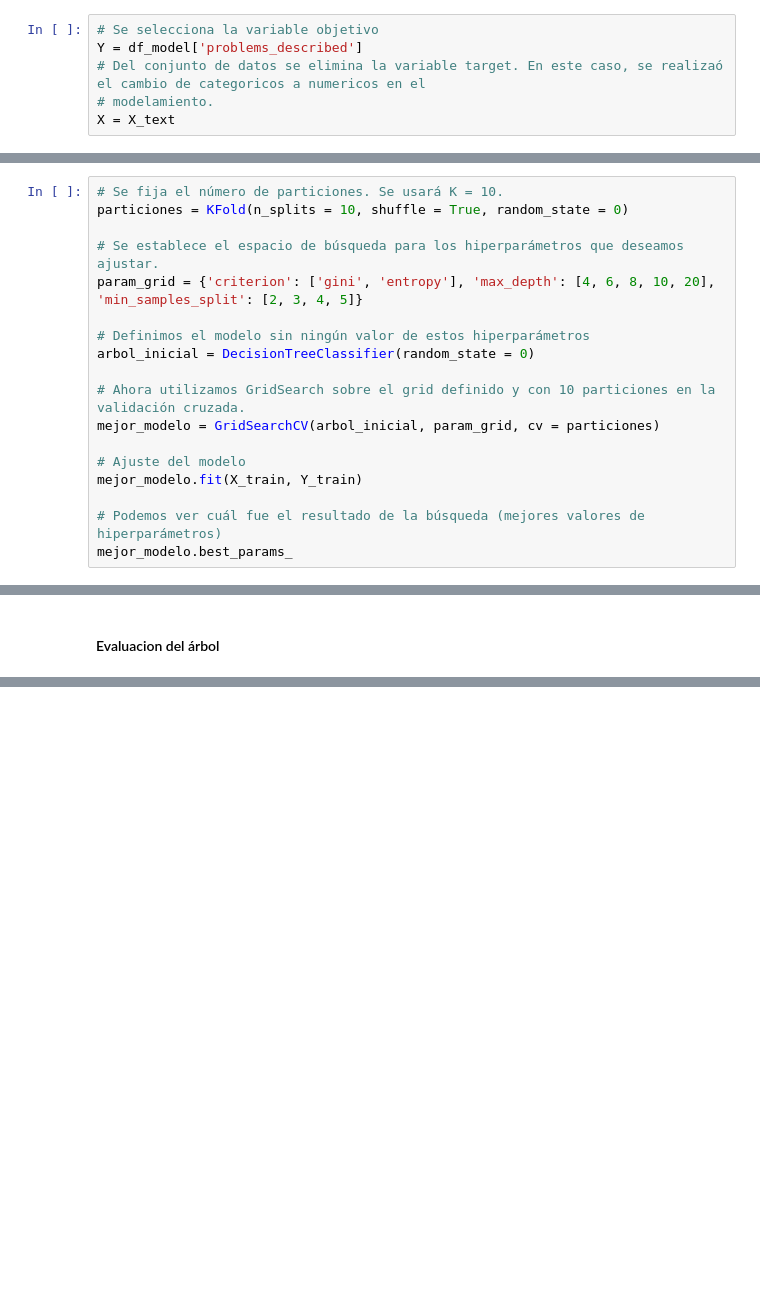
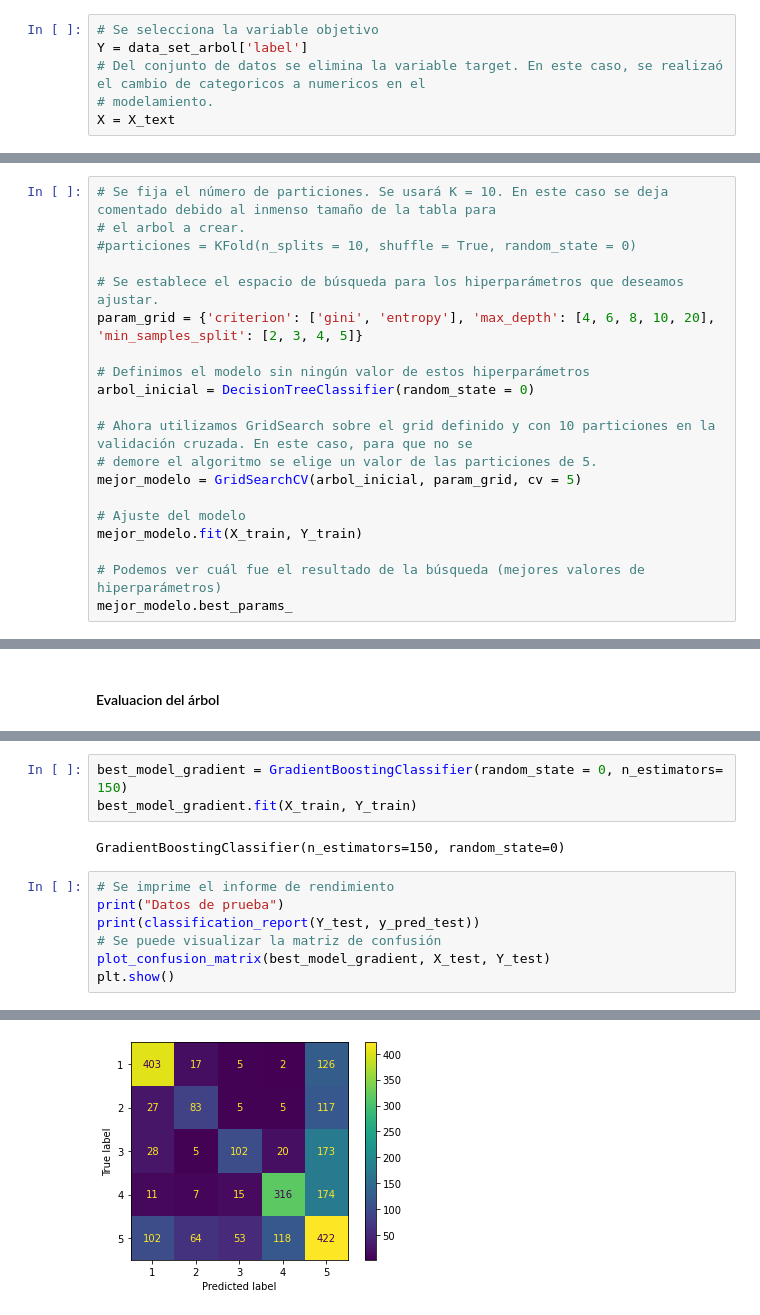
Before and after one commit to Pinzon98/Proyecto1BI, a Jupyter notebook: Proyecto 1 - Apoyo Diagnostico.ipynb, the cells around one changed output, grey strips where cells are left out. Saved outputs shown, nothing was run; the diff lists cells and outputs as text; blank space fills up the shorter version.

Commit message:
Modelos completos

```diff
--- a/Proyecto 1 - Apoyo Diagnostico.ipynb
+++ b/Proyecto 1 - Apoyo Diagnostico.ipynb
@@ -230,7 +230,7 @@ weighted avg       0.81      0.81      0.81     12000
 ### Árbol de decisión (DecissionTreeClassifier)
 # %%
 # Se selecciona la variable objetivo
-Y = df_model['problems_described']
+Y = data_set_arbol['label']
 # Del conjunto de datos se elimina la variable target. En este caso, se realizaó el cambio de categoricos a numericos en el
 # modelamiento.
 X = X_text
@@ -238,8 +238,9 @@ X = X_text
 # Dividir los datos en entrenamiento y test
 X_train, X_test, Y_train, Y_test = train_test_split(X, Y, test_size = 0.2, random_state = 0)
 # %%
-# Se fija el número de particiones. Se usará K = 10.
-particiones = KFold(n_splits = 10, shuffle = True, random_state = 0)
+# Se fija el número de particiones. Se usará K = 10. En este caso se deja comentado debido al inmenso tamaño de la tabla para
+# el arbol a crear.
+#particiones = KFold(n_splits = 10, shuffle = True, random_state = 0)
 
 # Se establece el espacio de búsqueda para los hiperparámetros que deseamos ajustar.
 param_grid = {'criterion': ['gini', 'entropy'], 'max_depth': [4, 6, 8, 10, 20], 'min_samples_split': [2, 3, 4, 5]}
@@ -247,8 +248,9 @@ param_grid = {'criterion': ['gini', 'entropy'], 'max_depth': [4, 6, 8, 10, 20],
 # Definimos el modelo sin ningún valor de estos hiperparámetros
 arbol_inicial = DecisionTreeClassifier(random_state = 0)
 
-# Ahora utilizamos GridSearch sobre el grid definido y con 10 particiones en la validación cruzada.
-mejor_modelo = GridSearchCV(arbol_inicial, param_grid, cv = particiones)
+# Ahora utilizamos GridSearch sobre el grid definido y con 10 particiones en la validación cruzada. En este caso, para que no se
+# demore el algoritmo se elige un valor de las particiones de 5.
+mejor_modelo = GridSearchCV(arbol_inicial, param_grid, cv = 5)
 
 # Ajuste del modelo
 mejor_modelo.fit(X_train, Y_train)
@@ -315,0 +322,13 @@ weighted avg       0.54      0.52      0.47      2400
+# %%
+best_model_gradient = GradientBoostingClassifier(random_state = 0, n_estimators= 150)
+best_model_gradient.fit(X_train, Y_train)
+# %% [output]
+GradientBoostingClassifier(n_estimators=150, random_state=0)
+# %%
+# Se imprime el informe de rendimiento
+print("Datos de prueba")
+print(classification_report(Y_test, y_pred_test))
+# Se puede visualizar la matriz de confusión
+plot_confusion_matrix(best_model_gradient, X_test, Y_test)
+plt.show()
+# %% [output]
@@ -315,0 +347 @@ weighted avg       0.54      0.52      0.47      2400
+[figure, added]
```
Also changed, not shown: parts of 13 cells of this notebook.
